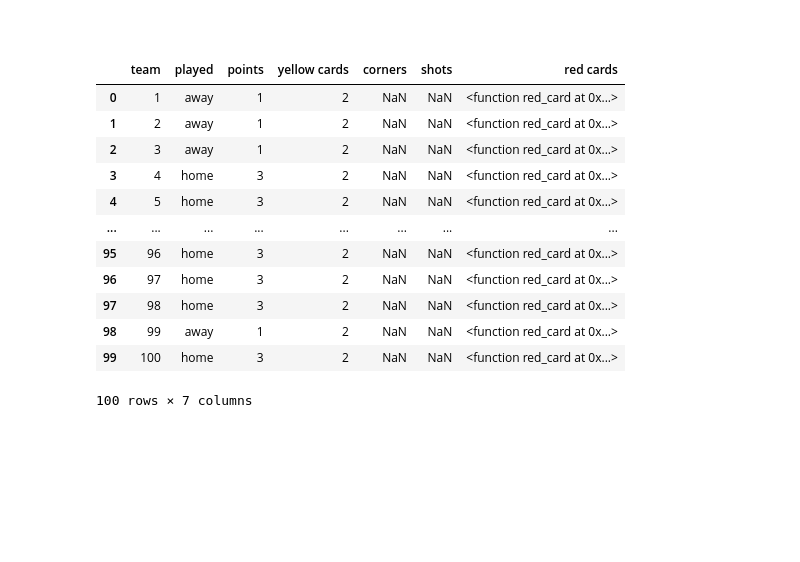
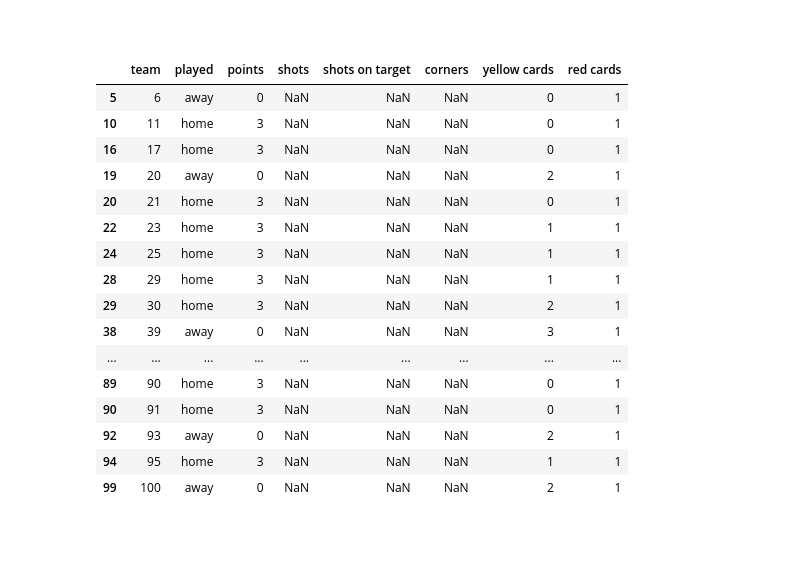
Before and after one commit to kmcd14/ProgrammingDA-project, a Jupyter notebook: data_sim.ipynb, the cells around one changed output. Cells and saved outputs as stored; diff of their text form; code cells hidden in the pictures; blank space fills up the shorter version.

Commit message:
adding team names, some formatting a code cleanup/commenting

```diff
--- a/data_sim.ipynb
+++ b/data_sim.ipynb
@@ -792,12 +1091,14 @@ red_card = rng.choice(red_card)
 # %%
 # Creating a function to detemine points
-def y_card(row):
-    if row['played'] == 'home':
-        return yellow_card
-    if row['played'] == 'away':
-        return yellow_card
+def y_card(playing):
+    if playing['played'] == 'home':
+            a =  rng.poisson(lam=1, size=90)
+            return rng.choice(a)
+    elif playing['played'] == 'away':
+            b =  rng.poisson(lam=2, size=90)
+            return rng.choice(b)
 # %%
-df['yellow cards'] = df.apply(lambda row: y_card(row), axis=1)
+df['yellow cards'] = df.apply(lambda playing: y_card(playing), axis=1)
 # %%
 df
 # %% [output]
@@ -820,31 +1121,37 @@ df
 <br>
 # %%
 # Creating a function to detemine points
-def red_card(row):
-    if row['played'] == 'home':
-        return red_card
-    if row['played'] == 'away':
-        return red_card
+def red_card(playing):
+    if playing['played'] == 'home':
+            a =  rng.poisson(lam=0.6, size=90)
+            return rng.choice(a)
+    elif playing['played'] == 'away':
+            b =  rng.poisson(lam=0.8, size=90)
+            return rng.choice(b)
 # %%
-df['red cards'] = df.apply(lambda row: red_card(row), axis=1)
+df['red cards'] = df.apply(lambda playing: red_card(playing), axis=1)
 # %% [markdown]
 <br>
 # %%
-df
+df[df['red cards'] == 1 ]
 # %% [output]
-|  | team | played | points | yellow cards | corners | shots | red cards |
-| 0 | 1 | away | 1 | 2 | NaN | NaN | <function red_card at 0x...> |
-| 1 | 2 | away | 1 | 2 | NaN | NaN | <function red_card at 0x...> |
-| 2 | 3 | away | 1 | 2 | NaN | NaN | <function red_card at 0x...> |
-| 3 | 4 | home | 3 | 2 | NaN | NaN | <function red_card at 0x...> |
-| 4 | 5 | home | 3 | 2 | NaN | NaN | <function red_card at 0x...> |
-| ... | ... | ... | ... | ... | ... | ... | ... |
-| 95 | 96 | home | 3 | 2 | NaN | NaN | <function red_card at 0x...> |
-| 96 | 97 | home | 3 | 2 | NaN | NaN | <function red_card at 0x...> |
-| 97 | 98 | home | 3 | 2 | NaN | NaN | <function red_card at 0x...> |
-| 98 | 99 | away | 1 | 2 | NaN | NaN | <function red_card at 0x...> |
-| 99 | 100 | home | 3 | 2 | NaN | NaN | <function red_card at 0x...> |
+|  | team | played | points | shots | shots on target | corners | yellow cards | red cards |
+| 5 | 6 | away | 0 | NaN | NaN | NaN | 0 | 1 |
+| 10 | 11 | home | 3 | NaN | NaN | NaN | 0 | 1 |
+| 16 | 17 | home | 3 | NaN | NaN | NaN | 0 | 1 |
+| 19 | 20 | away | 0 | NaN | NaN | NaN | 2 | 1 |
+| 20 | 21 | home | 3 | NaN | NaN | NaN | 0 | 1 |
+| 22 | 23 | home | 3 | NaN | NaN | NaN | 1 | 1 |
+| 24 | 25 | home | 3 | NaN | NaN | NaN | 1 | 1 |
+| 28 | 29 | home | 3 | NaN | NaN | NaN | 1 | 1 |
+| 29 | 30 | home | 3 | NaN | NaN | NaN | 2 | 1 |
+| 38 | 39 | away | 0 | NaN | NaN | NaN | 3 | 1 |
+| ... | ... | ... | ... | ... | ... | ... | ... | ... |
+| 89 | 90 | home | 3 | NaN | NaN | NaN | 0 | 1 |
+| 90 | 91 | home | 3 | NaN | NaN | NaN | 0 | 1 |
+| 92 | 93 | away | 0 | NaN | NaN | NaN | 2 | 1 |
+| 94 | 95 | home | 3 | NaN | NaN | NaN | 1 | 1 |
+| 99 | 100 | away | 0 | NaN | NaN | NaN | 2 | 1 |
-100 rows × 7 columns
 # %% [markdown]
 <br>
 # %%
```
Also changed, not shown: parts of 150 cells of this notebook.
